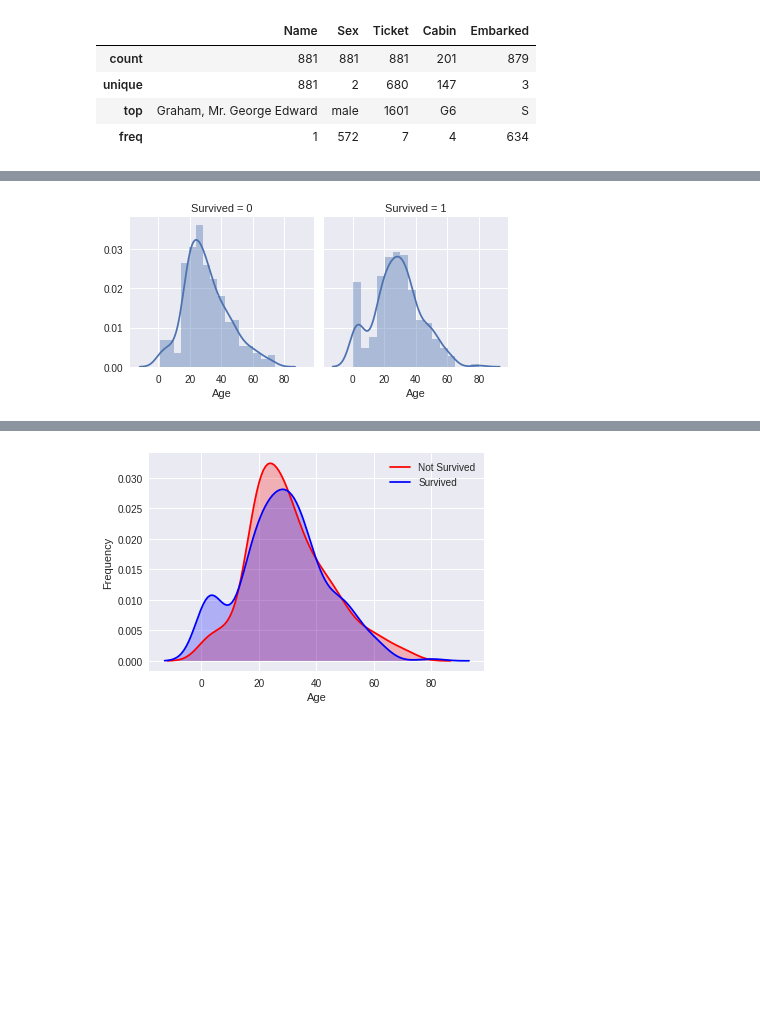
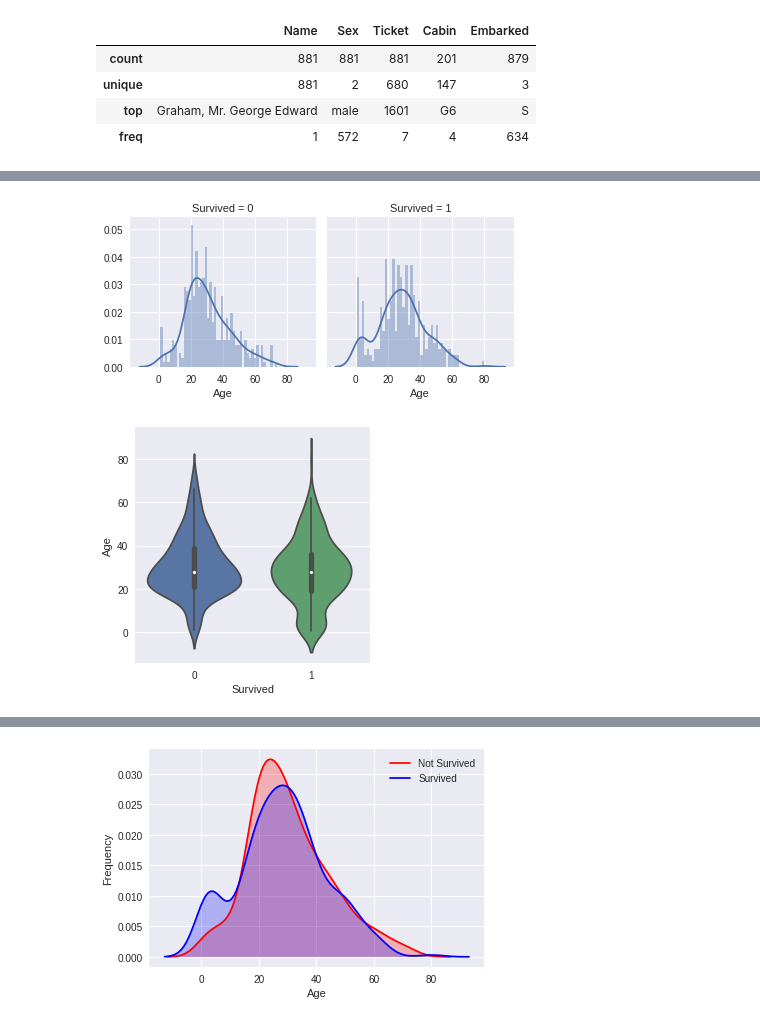
Before and after one commit to ShichengChen/kaggle, a Jupyter notebook: Titanic/titanic.ipynb, the cells around one changed output, grey strips where cells are left out. Cells and saved outputs as stored; diff of their text form; code cells hidden in the pictures; blank space fills up the shorter version.

```diff
--- a/Titanic/titanic.ipynb
+++ b/Titanic/titanic.ipynb
@@ -145,5 +172,7 @@ g = g.set_ylabels("survival probability")
 # %%
 g = sns.FacetGrid(train, col='Survived')
-g = g.map(sns.distplot, "Age")
+g = g.map(sns.distplot, "Age",bins=50)
+g = sns.factorplot(x="Survived", y = "Age",data = train, kind="violin")
 # %% [output]
-[figure, old version]
+[figure, new version]
+[figure, added]
```
Also changed, not shown: parts of 51 cells of this notebook, 7 other files.
